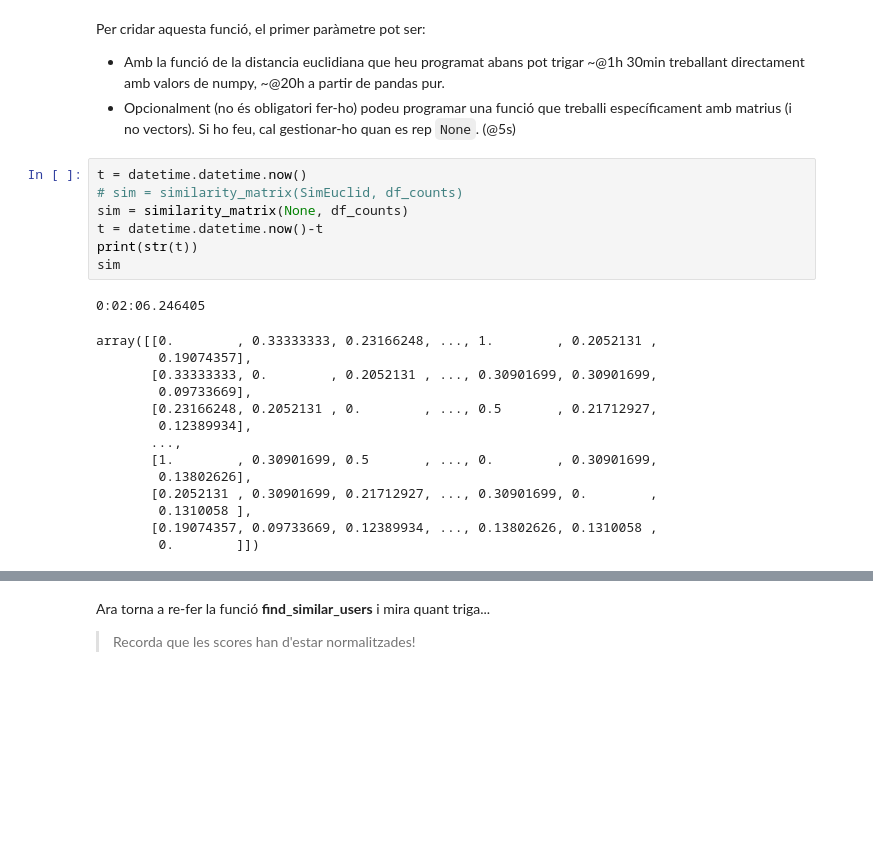
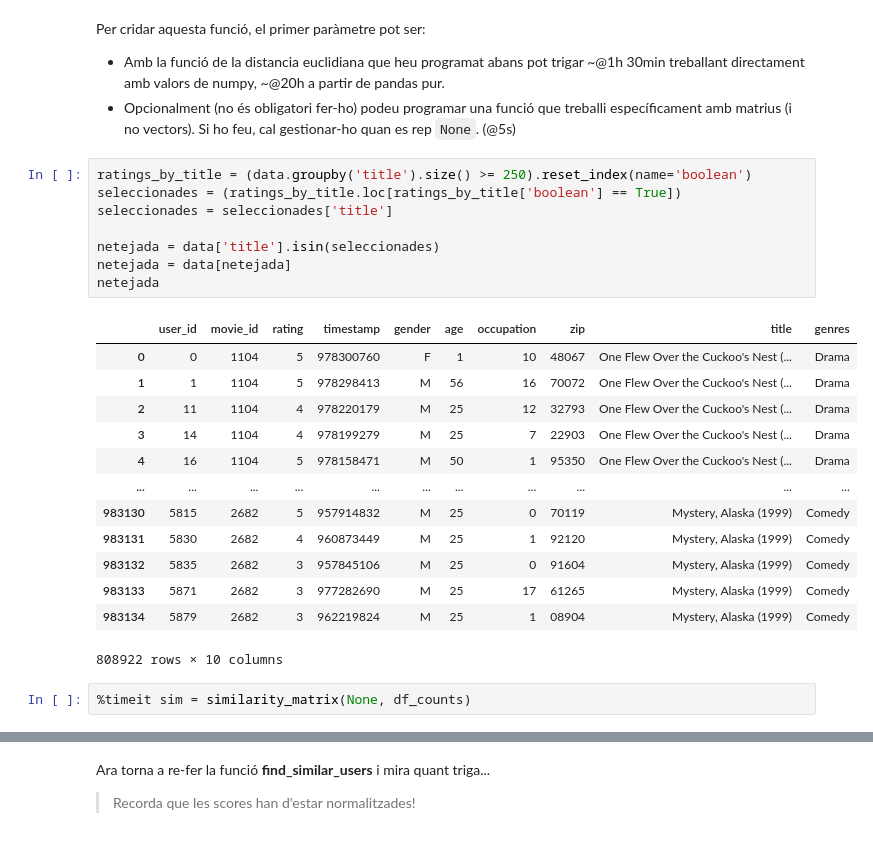
Before and after one commit to junjielyu13/Junior-Fall-Missions, a Jupyter notebook: TallerNousUsos/Practica/TNUI_P2/assigment_code_lia.ipynb, the cells around one changed output, grey strips where cells are left out. Drawn from its saved outputs; the diff is of its cells as text; blank space fills up the shorter version.

```diff
--- a/TallerNousUsos/Practica/TNUI_P2/assigment_code_lia.ipynb
+++ b/TallerNousUsos/Practica/TNUI_P2/assigment_code_lia.ipynb
@@ -919,27 +919,29 @@ Per cridar aquesta funció, el primer paràmetre pot ser:
 
 * Amb la funció de la distancia euclidiana que heu programat abans pot trigar ~@1h 30min treballant directament amb valors de numpy, ~@20h a partir de pandas pur.
 * Opcionalment (no és obligatori fer-ho) podeu programar una funció que treballi específicament amb matrius (i no vectors). Si ho feu, cal gestionar-ho quan es rep `None`.  (@5s)
-# %%
-t = datetime.datetime.now()
-# sim = similarity_matrix(SimEuclid, df_counts)
-sim = similarity_matrix(None, df_counts)
-t = datetime.datetime.now()-t
-print(str(t))
-sim
-# %% [output]
-0:02:06.246405
-array([[0.        , 0.33333333, 0.23166248, ..., 1.        , 0.2052131 ,
-        0.19074357],
-       [0.33333333, 0.        , 0.2052131 , ..., 0.30901699, 0.30901699,
-        0.09733669],
-       [0.23166248, 0.2052131 , 0.        , ..., 0.5       , 0.21712927,
-        0.12389934],
-       ...,
-       [1.        , 0.30901699, 0.5       , ..., 0.        , 0.30901699,
-        0.13802626],
-       [0.2052131 , 0.30901699, 0.21712927, ..., 0.30901699, 0.        ,
-        0.1310058 ],
-       [0.19074357, 0.09733669, 0.12389934, ..., 0.13802626, 0.1310058 ,
-        0.        ]])
+# %%
+ratings_by_title = (data.groupby('title').size() >= 250).reset_index(name='boolean')
+seleccionades = (ratings_by_title.loc[ratings_by_title['boolean'] == True])
+seleccionades = seleccionades['title']
+
+netejada = data['title'].isin(seleccionades)
+netejada = data[netejada]
+netejada
+# %% [output]
+|  | user_id | movie_id | rating | timestamp | gender | age | occupation | zip | title | genres |
+| 0 | 0 | 1104 | 5 | 978300760 | F | 1 | 10 | 48067 | One Flew Over the Cuckoo's Nest (... | Drama |
+| 1 | 1 | 1104 | 5 | 978298413 | M | 56 | 16 | 70072 | One Flew Over the Cuckoo's Nest (... | Drama |
+| 2 | 11 | 1104 | 4 | 978220179 | M | 25 | 12 | 32793 | One Flew Over the Cuckoo's Nest (... | Drama |
+| 3 | 14 | 1104 | 4 | 978199279 | M | 25 | 7 | 22903 | One Flew Over the Cuckoo's Nest (... | Drama |
+| 4 | 16 | 1104 | 5 | 978158471 | M | 50 | 1 | 95350 | One Flew Over the Cuckoo's Nest (... | Drama |
+| ... | ... | ... | ... | ... | ... | ... | ... | ... | ... | ... |
+| 983130 | 5815 | 2682 | 5 | 957914832 | M | 25 | 0 | 70119 | Mystery, Alaska (1999) | Comedy |
+| 983131 | 5830 | 2682 | 4 | 960873449 | M | 25 | 1 | 92120 | Mystery, Alaska (1999) | Comedy |
+| 983132 | 5835 | 2682 | 3 | 957845106 | M | 25 | 0 | 91604 | Mystery, Alaska (1999) | Comedy |
+| 983133 | 5871 | 2682 | 3 | 977282690 | M | 25 | 17 | 61265 | Mystery, Alaska (1999) | Comedy |
+| 983134 | 5879 | 2682 | 3 | 962219824 | M | 25 | 1 | 08904 | Mystery, Alaska (1999) | Comedy |
+808922 rows × 10 columns
+# %%
+%timeit sim = similarity_matrix(None, df_counts)
 # %%
 sim.shape
```
Also changed, not shown: parts of 49 cells of this notebook.
